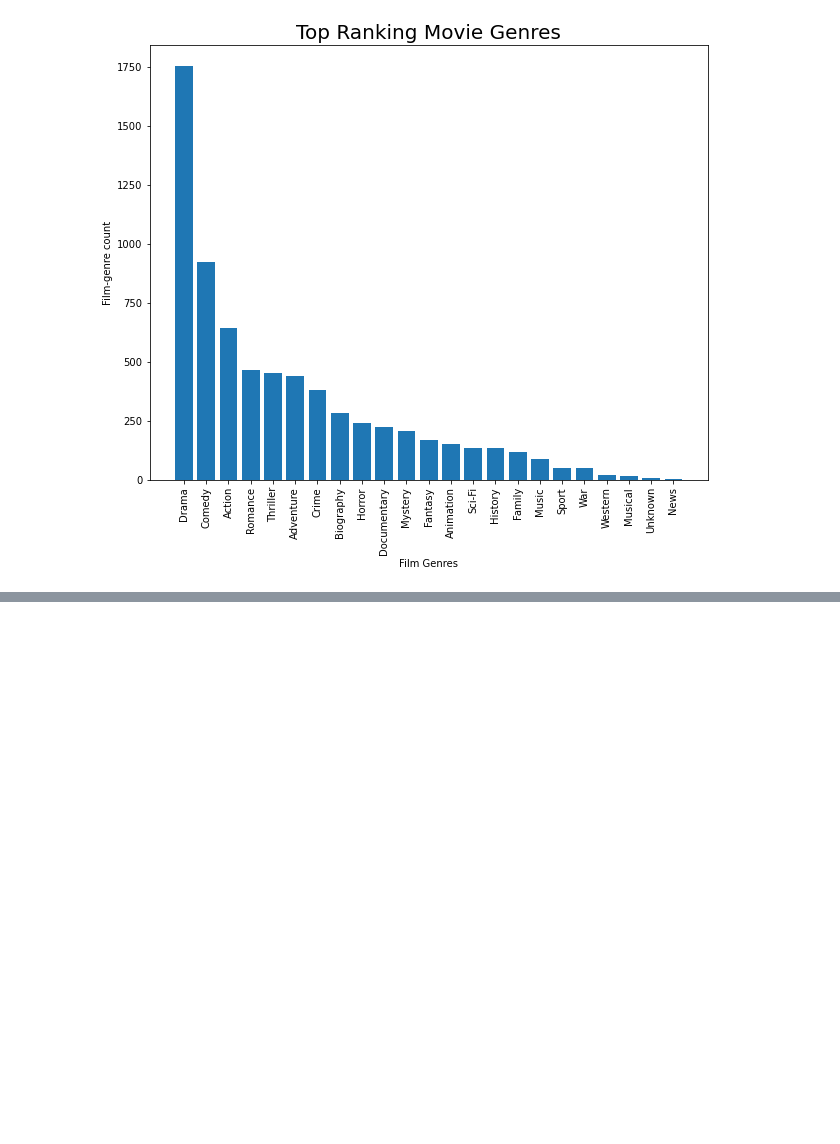
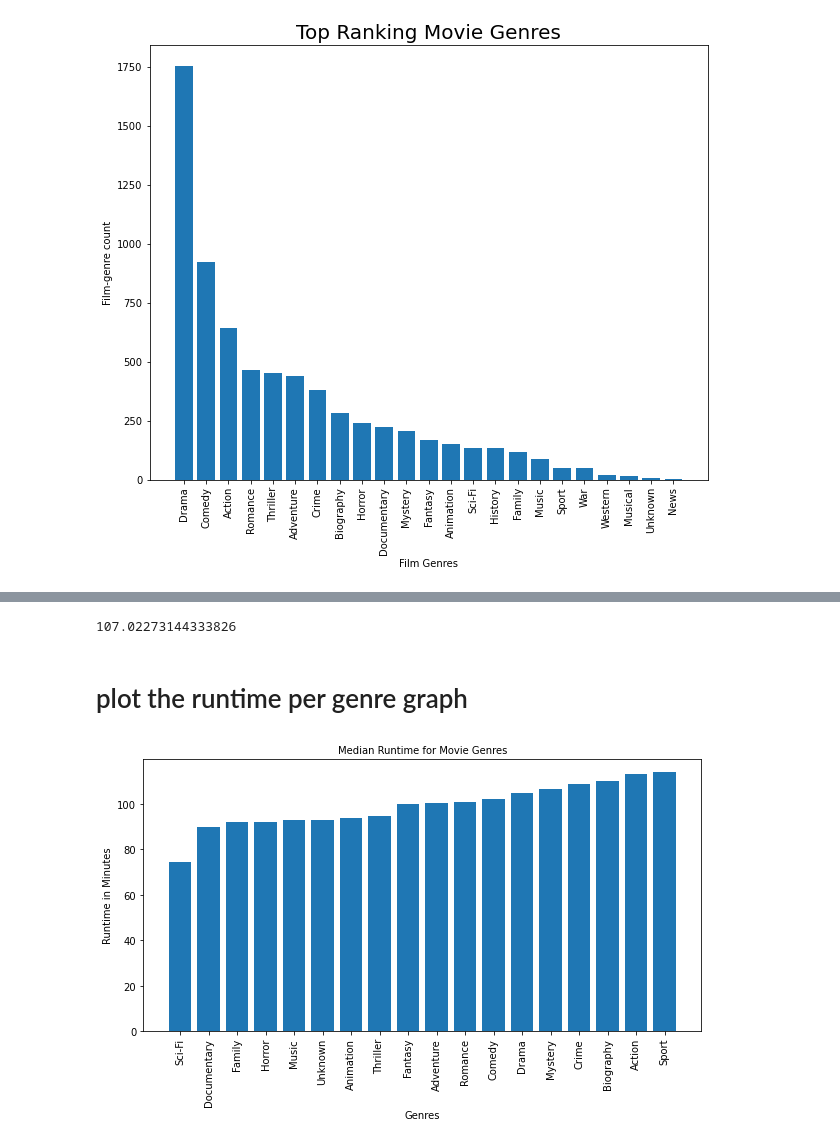
Before and after one commit to bedankibunja/microsoft-movies-project, a Jupyter notebook: student.ipynb, the cells around one changed output, grey strips where cells are left out. Cells and saved outputs as stored; diff of their text form; code cells hidden in the pictures; blank space fills up the shorter version.

Commit message:
runtime against genre 1

```diff
--- a/student.ipynb
+++ b/student.ipynb
@@ -579,0 +582,3 @@ plt.ylabel('Film-genre count');
+# %%
+runtime_genre = highest_rated.groupby('genre_1', as_index=False).median(numeric_only=True).sort_values('runtime_minutes', ascending=True)
+runtime_genre.loc[:,['genre_1','runtime_minutes']]
@@ -579,0 +603,29 @@ plt.ylabel('Film-genre count');
+# %%
+#finding out the average runtime minutes for a movie
+highest_rated['runtime_minutes'].mean()
+# %% [output]
+107.02273144333826
+# %% [markdown]
+# plot the runtime per genre graph
+# %%
+
+
+# Create figure and axis objects
+fig, ax = plt.subplots(figsize = (10,5))
+x = runtime_genre['genre_1']
+y = runtime_genre['runtime_minutes']
+
+ax.bar(x, y)
+
+# Set labels and title
+ax.set_xlabel("Genres")
+ax.set_ylabel("Runtime in Minutes")
+ax.set_title("Median Runtime for Movie Genres", size=10)
+
+# Rotate x-axis labels
+plt.xticks(rotation=90)
+
+# Show the plot
+plt.show()
+# %% [output]
+[figure, added]
```
Also changed, not shown: parts of 13 cells of this notebook.
